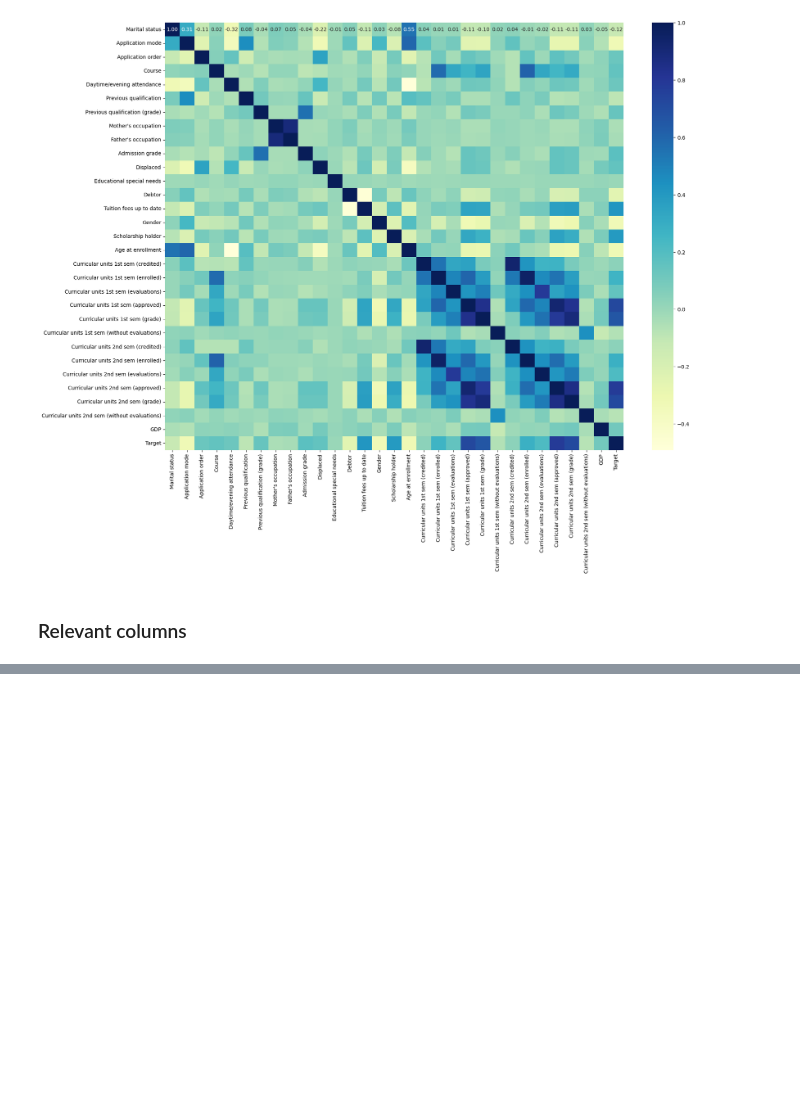
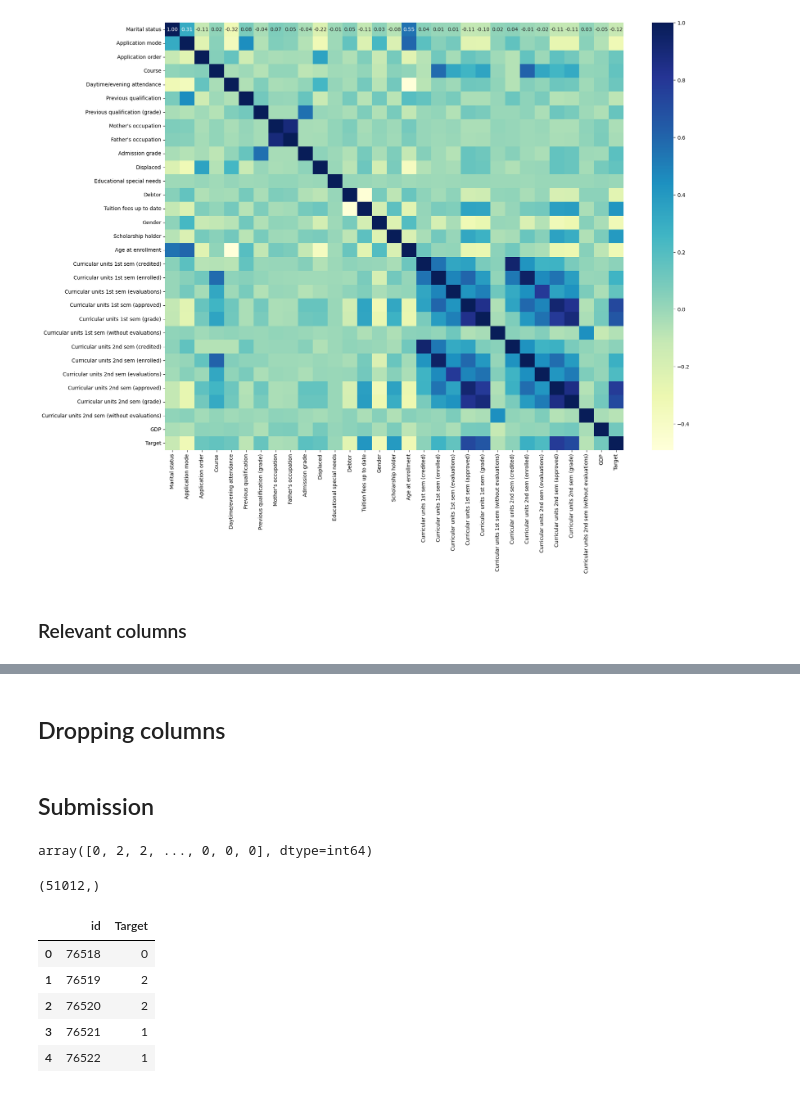
Before and after one commit to VishalyGinny/Data-Science-Projects, a Jupyter notebook: Academic/Academic.ipynb, the cells around one changed output, grey strips where cells are left out. Drawn from its saved outputs; the diff is of its cells as text; code cells hidden in the pictures; blank space fills up the shorter version.

```diff
--- a/Academic/Academic.ipynb
+++ b/Academic/Academic.ipynb
@@ -176,0 +296,2 @@ AttributeError: 'numpy.int64' object has no attribute 'startswith'
+# %% [markdown]
+## Dropping columns
@@ -176,0 +307,35 @@ AttributeError: 'numpy.int64' object has no attribute 'startswith'
+# %%
+# drop unemployed rate and inflation rate
+test.drop(['Unemployment rate', 'Inflation rate'], axis=1, inplace=True)
+# %%
+# drop the id column
+test.drop('id', axis=1, inplace=True)
+# %% [markdown]
+## Submission
+# %%
+# load the model
+model = pickle.load(open('model.pkl', 'rb'))
+
+# prediction
+y_pred2 = model.predict(test)
+y_pred2
+# %% [output]
+array([0, 2, 2, ..., 0, 0, 0], dtype=int64)
+# %%
+y_pred2.shape
+# %% [output]
+(51012,)
+# %%
+# start the id column with 76518
+test.index += 76518
+# %%
+# create a submission dataframe
+submission = pd.DataFrame({'id': test.index, 'Target': y_pred2})
+submission.head()
+# %% [output]
+|  | id | Target |
+| 0 | 76518 | 0 |
+| 1 | 76519 | 2 |
+| 2 | 76520 | 2 |
+| 3 | 76521 | 1 |
+| 4 | 76522 | 1 |
```
Also changed, not shown: parts of 21 cells of this notebook, 2 other files.
